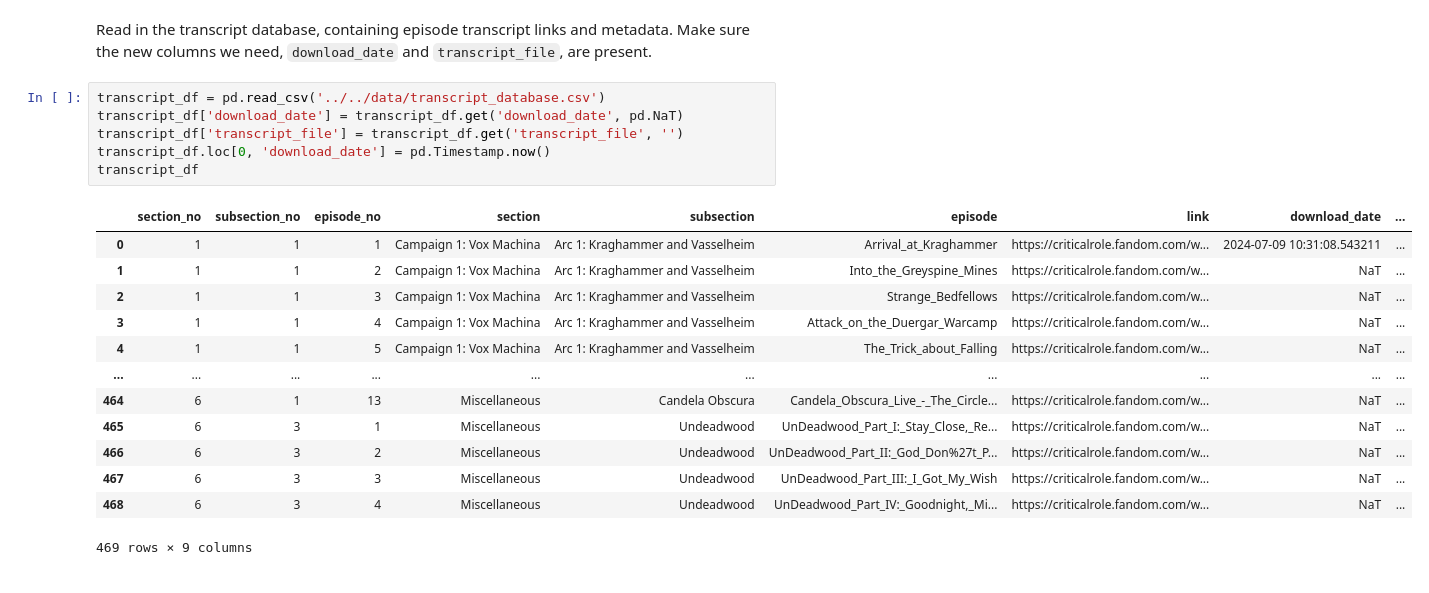
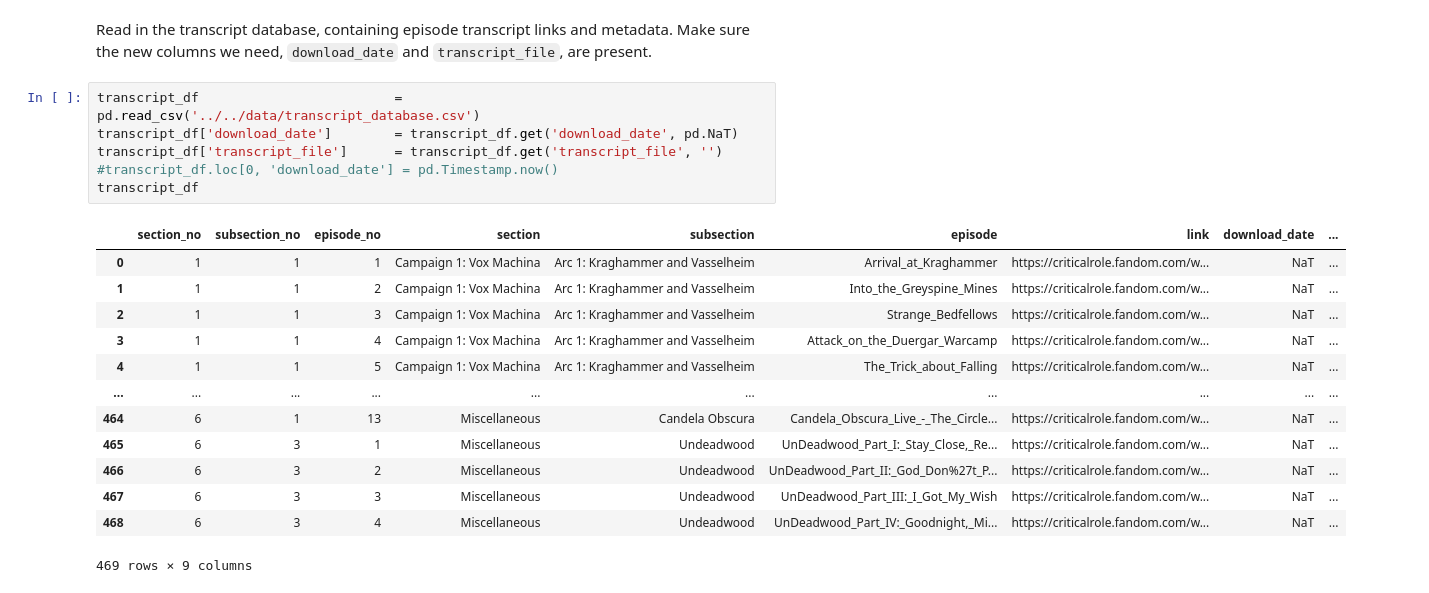
Before and after one commit to wmchad/CritRoleAI, a Jupyter notebook: notebooks/data_prep/03_download_transcripts.ipynb, the cells around one changed output. Cells and saved outputs as stored; diff of their text form.

```diff
--- a/notebooks/data_prep/03_download_transcripts.ipynb
+++ b/notebooks/data_prep/03_download_transcripts.ipynb
@@ -17,14 +46,14 @@ Not implemented
 # %% [markdown]
 Read in the transcript database, containing episode transcript links and metadata. Make sure the new columns we need, `download_date` and `transcript_file`, are present.
 # %%
-transcript_df = pd.read_csv('../../data/transcript_database.csv')
-transcript_df['download_date'] = transcript_df.get('download_date', pd.NaT)
-transcript_df['transcript_file'] = transcript_df.get('transcript_file', '')
-transcript_df.loc[0, 'download_date'] = pd.Timestamp.now()
+transcript_df                         = pd.read_csv('../../data/transcript_database.csv')
+transcript_df['download_date']        = transcript_df.get('download_date', pd.NaT)
+transcript_df['transcript_file']      = transcript_df.get('transcript_file', '')
+#transcript_df.loc[0, 'download_date'] = pd.Timestamp.now()
 transcript_df
 # %% [output]
 |  | section_no | subsection_no | episode_no | section | subsection | episode | link | download_date | ... |
-| 0 | 1 | 1 | 1 | Campaign 1: Vox Machina | Arc 1: Kraghammer and Vasselheim | Arrival_at_Kraghammer | https://criticalrole.fandom.com/w... | 2024-07-09 10:31:08.543211 | ... |
+| 0 | 1 | 1 | 1 | Campaign 1: Vox Machina | Arc 1: Kraghammer and Vasselheim | Arrival_at_Kraghammer | https://criticalrole.fandom.com/w... | NaT | ... |
 | 1 | 1 | 1 | 2 | Campaign 1: Vox Machina | Arc 1: Kraghammer and Vasselheim | Into_the_Greyspine_Mines | https://criticalrole.fandom.com/w... | NaT | ... |
 | 2 | 1 | 1 | 3 | Campaign 1: Vox Machina | Arc 1: Kraghammer and Vasselheim | Strange_Bedfellows | https://criticalrole.fandom.com/w... | NaT | ... |
 | 3 | 1 | 1 | 4 | Campaign 1: Vox Machina | Arc 1: Kraghammer and Vasselheim | Attack_on_the_Duergar_Warcamp | https://criticalrole.fandom.com/w... | NaT | ... |
```
Also changed, not shown: parts of 6 cells of this notebook.
